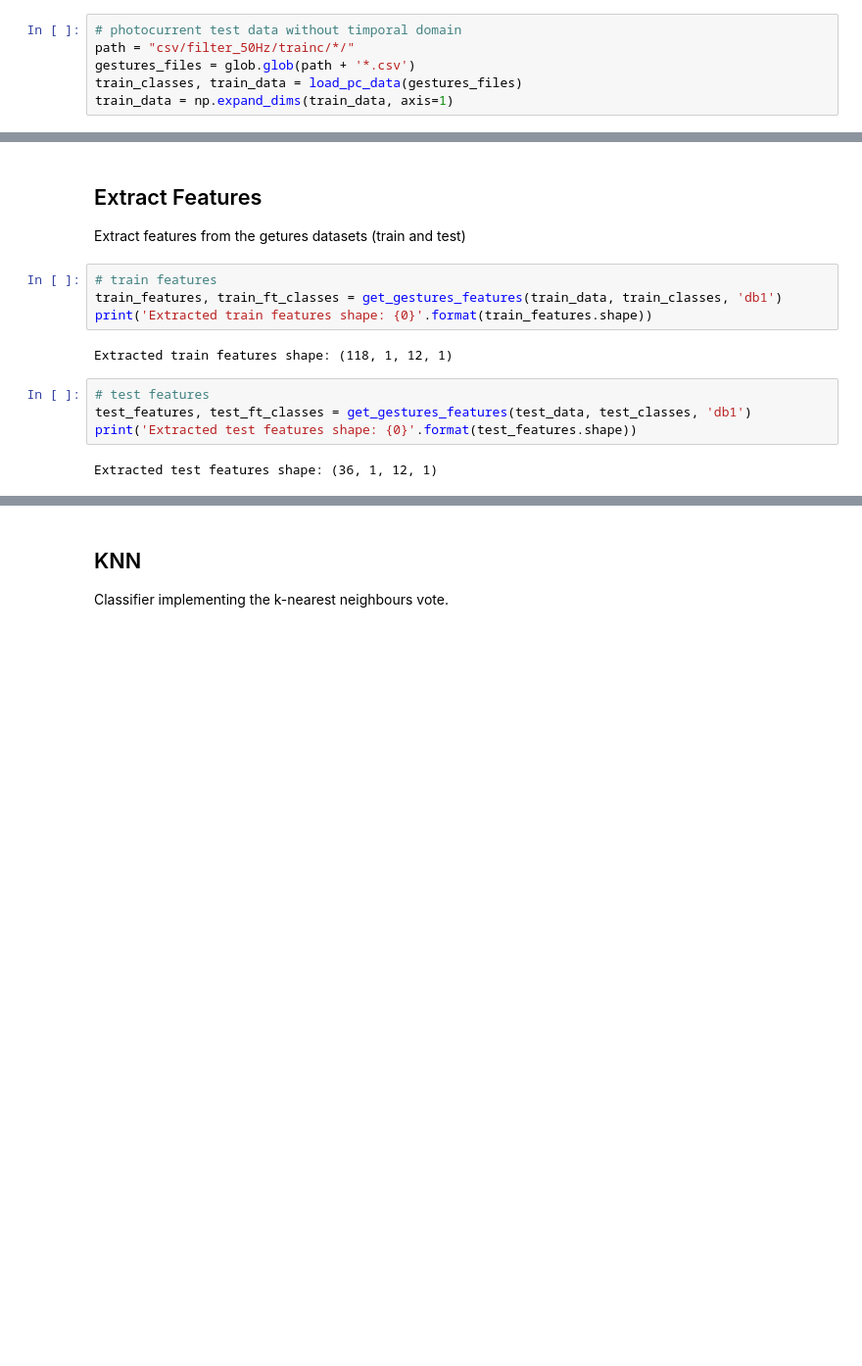
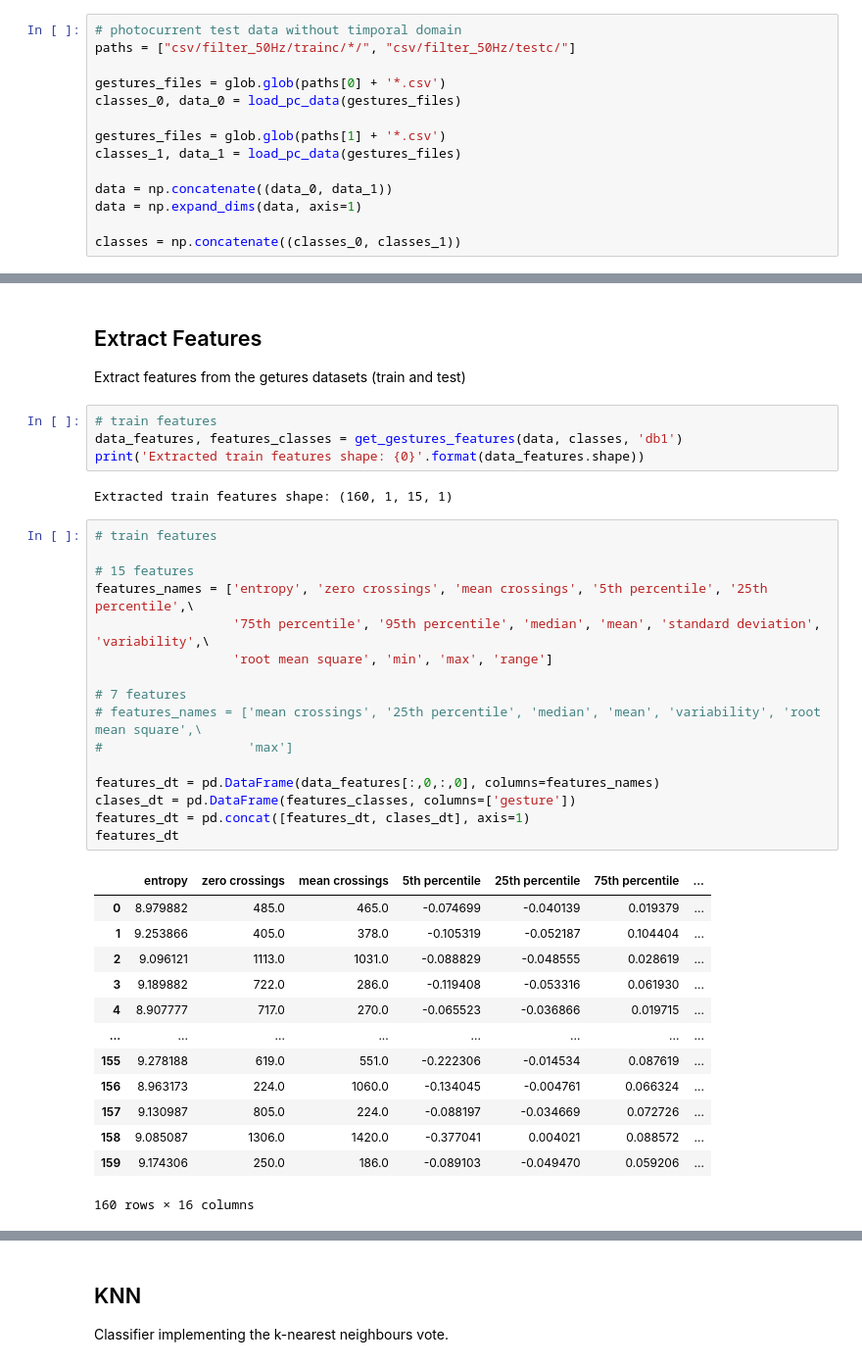
Before and after one commit to christian0101/Photovoltaics-Interactive-Tabletop, a Jupyter notebook: Code/Implementation.ipynb, the cells around one changed output, grey strips where cells are left out. Shown: that part at 98% size. Drawn from its saved outputs; the diff is of its cells as text; blank space fills up the shorter version.

```diff
--- a/Code/Implementation.ipynb
+++ b/Code/Implementation.ipynb
@@ -331,7 +342,15 @@ print(data.shape)
 This data does not contain the temporal domain.
 # %%
 # photocurrent test data without timporal domain
-path = "csv/filter_50Hz/trainc/*/"
-gestures_files = glob.glob(path + '*.csv')
-train_classes, train_data = load_pc_data(gestures_files)
-train_data = np.expand_dims(train_data, axis=1)
+paths = ["csv/filter_50Hz/trainc/*/", "csv/filter_50Hz/testc/"]
+
+gestures_files = glob.glob(paths[0] + '*.csv')
+classes_0, data_0 = load_pc_data(gestures_files)
+
+gestures_files = glob.glob(paths[1] + '*.csv')
+classes_1, data_1 = load_pc_data(gestures_files)
+
+data = np.concatenate((data_0, data_1))
+data = np.expand_dims(data, axis=1)
+
+classes = np.concatenate((classes_0, classes_1))
@@ -505,13 +516,37 @@ plt.show()
 Extract features from the getures datasets (train and test)
 # %%
 # train features
-train_features, train_ft_classes = get_gestures_features(train_data, train_classes, 'db1')
-print('Extracted train features shape: {0}'.format(train_features.shape))
+data_features, features_classes = get_gestures_features(data, classes, 'db1')
+print('Extracted train features shape: {0}'.format(data_features.shape))
 # %% [output]
-Extracted train features shape: (118, 1, 12, 1)
+Extracted train features shape: (160, 1, 15, 1)
-# %%
-# test features
-test_features, test_ft_classes = get_gestures_features(test_data, test_classes, 'db1')
-print('Extracted test features shape: {0}'.format(test_features.shape))
-# %% [output]
-Extracted test features shape: (36, 1, 12, 1)
+# %%
+# train features
+
+# 15 features
+features_names = ['entropy', 'zero crossings', 'mean crossings', '5th percentile', '25th percentile',\
+                  '75th percentile', '95th percentile', 'median', 'mean', 'standard deviation', 'variability',\
+                  'root mean square', 'min', 'max', 'range']
+
+# 7 features
+# features_names = ['mean crossings', '25th percentile', 'median', 'mean', 'variability', 'root mean square',\
+#                   'max']
+
+features_dt = pd.DataFrame(data_features[:,0,:,0], columns=features_names)
+clases_dt = pd.DataFrame(features_classes, columns=['gesture'])
+features_dt = pd.concat([features_dt, clases_dt], axis=1)
+features_dt
+# %% [output]
+|  | entropy | zero crossings | mean crossings | 5th percentile | 25th percentile | 75th percentile | ... |
+| 0 | 8.979882 | 485.0 | 465.0 | -0.074699 | -0.040139 | 0.019379 | ... |
+| 1 | 9.253866 | 405.0 | 378.0 | -0.105319 | -0.052187 | 0.104404 | ... |
+| 2 | 9.096121 | 1113.0 | 1031.0 | -0.088829 | -0.048555 | 0.028619 | ... |
+| 3 | 9.189882 | 722.0 | 286.0 | -0.119408 | -0.053316 | 0.061930 | ... |
+| 4 | 8.907777 | 717.0 | 270.0 | -0.065523 | -0.036866 | 0.019715 | ... |
+| ... | ... | ... | ... | ... | ... | ... | ... |
+| 155 | 9.278188 | 619.0 | 551.0 | -0.222306 | -0.014534 | 0.087619 | ... |
+| 156 | 8.963173 | 224.0 | 1060.0 | -0.134045 | -0.004761 | 0.066324 | ... |
+| 157 | 9.130987 | 805.0 | 224.0 | -0.088197 | -0.034669 | 0.072726 | ... |
+| 158 | 9.085087 | 1306.0 | 1420.0 | -0.377041 | 0.004021 | 0.088572 | ... |
+| 159 | 9.174306 | 250.0 | 186.0 | -0.089103 | -0.049470 | 0.059206 | ... |
+160 rows × 16 columns
```
Also changed, not shown: parts of 25 cells of this notebook.
